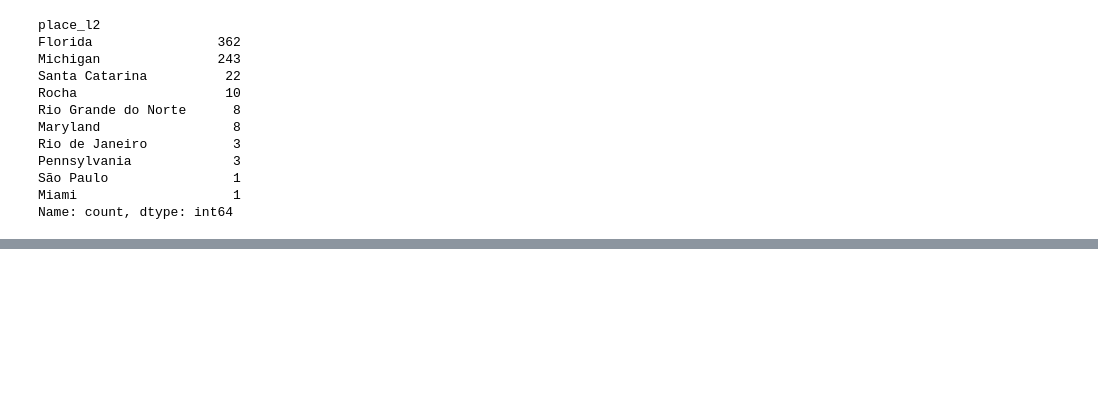
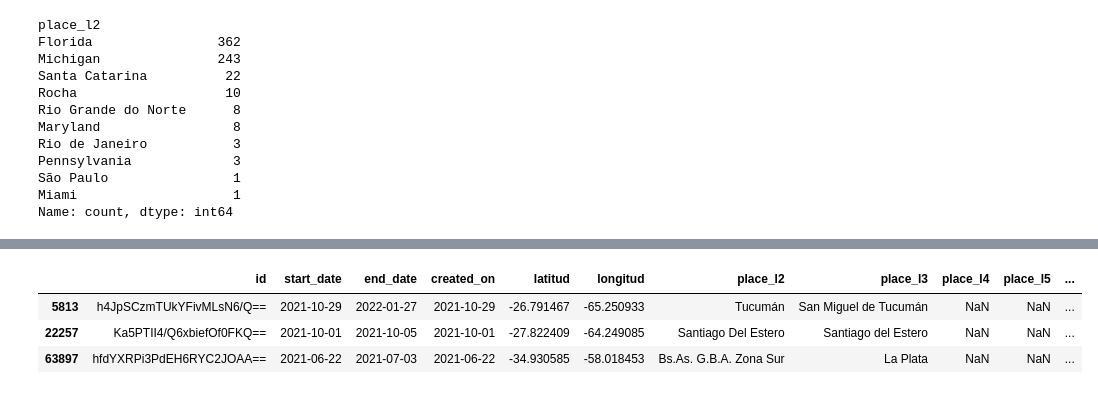
Before and after one commit to Taielmolina01/7506R-1C2024-GRUPO01, a Jupyter notebook: TP1/7506R_TP1_GRUPO01_ENTREGA.ipynb, the cells around one changed output, grey strips where cells are left out. Cells and saved outputs as stored; diff of their text form; code cells hidden in the pictures; blank space fills up the shorter version.

```diff
--- a/TP1/7506R_TP1_GRUPO01_ENTREGA.ipynb
+++ b/TP1/7506R_TP1_GRUPO01_ENTREGA.ipynb
@@ -267,0 +633,7 @@ muy buena la info de esta visu no xd
+# %%
+df[(df["property_currency"] == "UYU") | (df["property_currency"] == "COP")].head(3)
+# %% [output]
+|  | id | start_date | end_date | created_on | latitud | longitud | place_l2 | place_l3 | place_l4 | place_l5 | ... |
+| 5813 | h4JpSCzmTUkYFivMLsN6/Q== | 2021-10-29 | 2022-01-27 | 2021-10-29 | -26.791467 | -65.250933 | Tucumán | San Miguel de Tucumán | NaN | NaN | ... |
+| 22257 | Ka5PTII4/Q6xbiefOf0FKQ== | 2021-10-01 | 2021-10-05 | 2021-10-01 | -27.822409 | -64.249085 | Santiago Del Estero | Santiago del Estero | NaN | NaN | ... |
+| 63897 | hfdYXRPi3PdEH6RYC2JOAA== | 2021-06-22 | 2021-07-03 | 2021-06-22 | -34.930585 | -58.018453 | Bs.As. G.B.A. Zona Sur | La Plata | NaN | NaN | ... |
```
Also changed, not shown: parts of 76 cells of this notebook.
